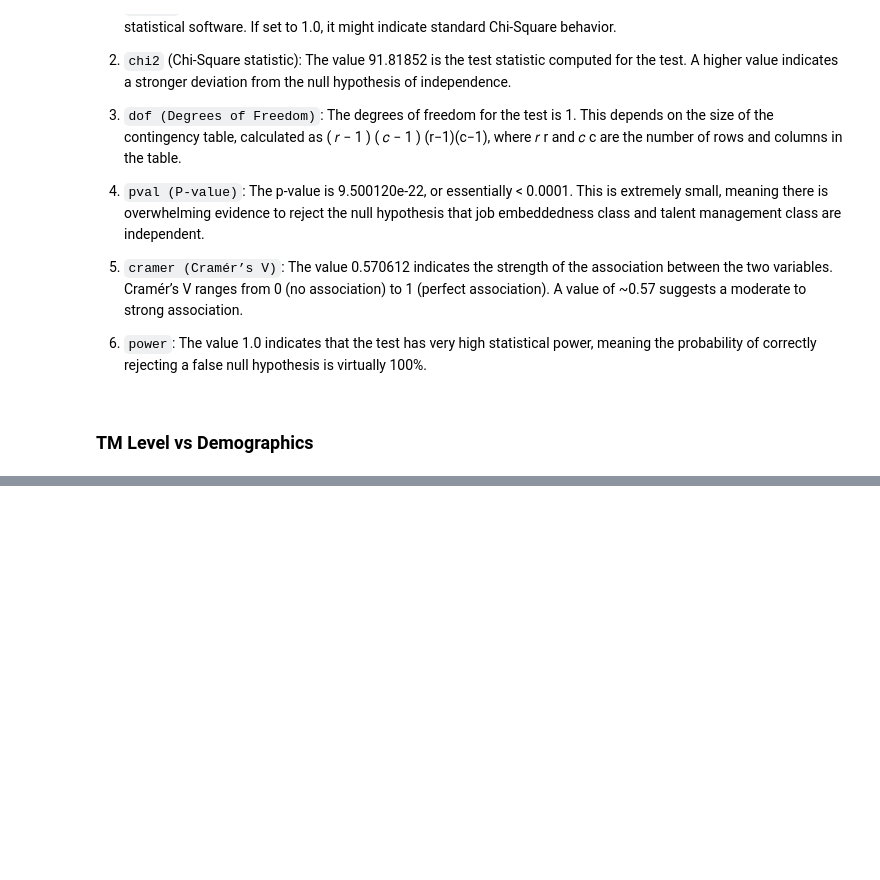
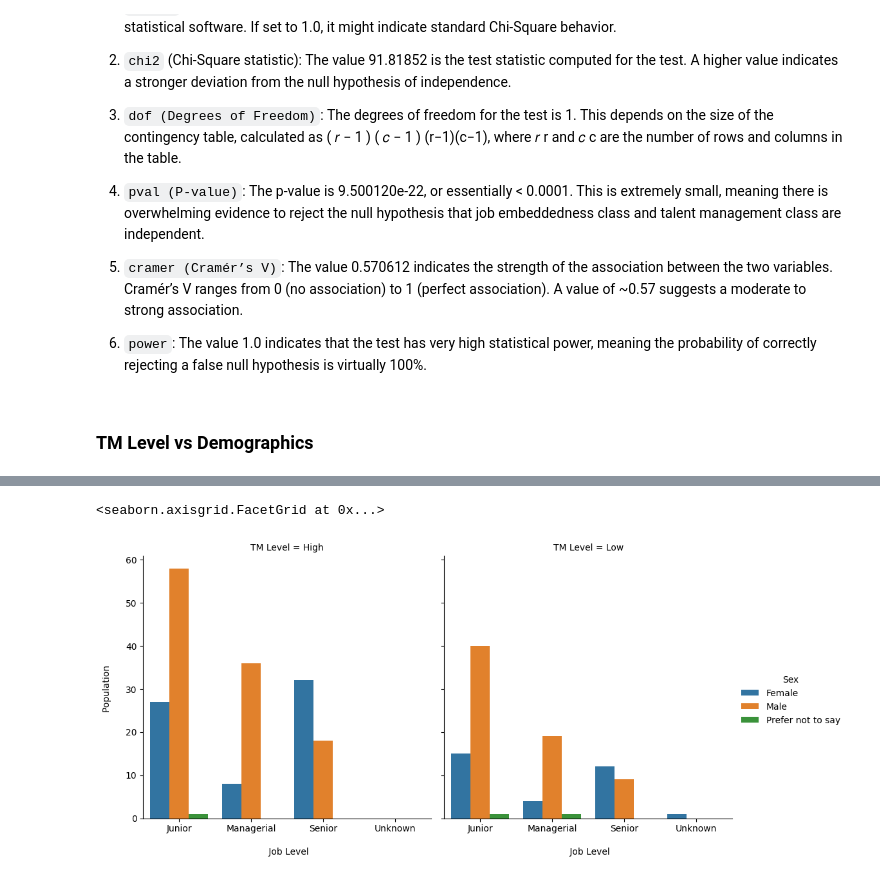
Before and after one commit to pjcroxas/Talent-Retention-in-Railway-Workforce, a Jupyter notebook: Talent_Retention_in_Railway_Workforce.ipynb, the cells around one changed output, grey strips where cells are left out. Drawn from its saved outputs; the diff is of its cells as text; code cells hidden in the pictures; blank space fills up the shorter version.

```diff
--- a/Talent_Retention_in_Railway_Workforce.ipynb
+++ b/Talent_Retention_in_Railway_Workforce.ipynb
@@ -577,0 +610,16 @@ c are the number of rows and columns in the table.
+# %%
+JE_sex = retention_prepped_df.groupby(["Sex",
+                               "TM Level",
+                               "Job Level"]).count()["Age"].reset_index(name="Count")
+# style.use("default")
+fig = sns.catplot(JE_sex,
+            x="Job Level",
+            y="Count",
+            hue="Sex",
+            col="TM Level",
+            kind="bar")
+fig.set_ylabels("Population \n")
+fig.set_xlabels("\n Job Level")
+# %% [output]
+<seaborn.axisgrid.FacetGrid at 0x...>
+[figure, added]
```
Also changed, not shown: parts of 50 cells of this notebook.
